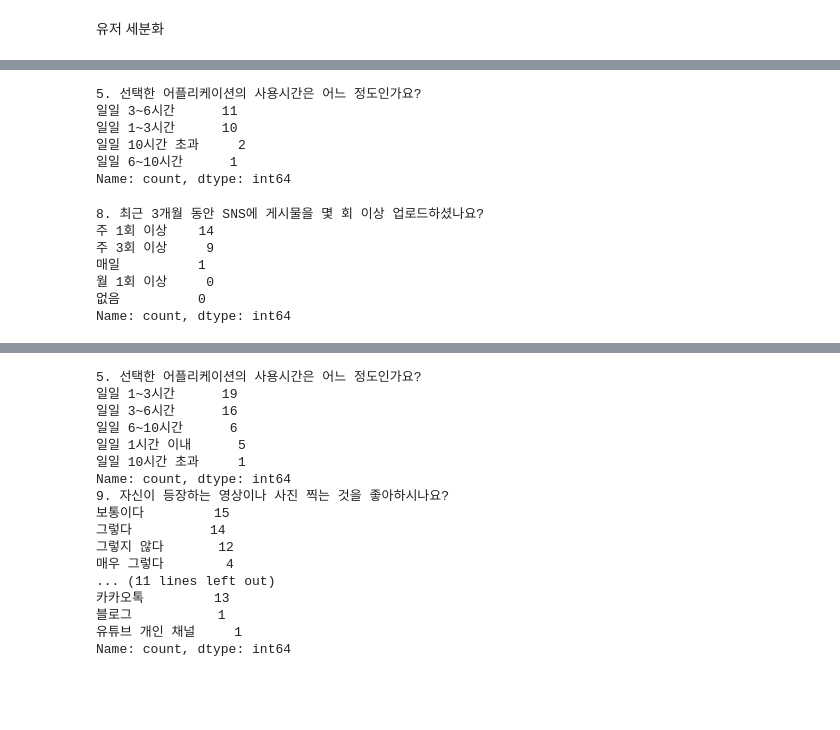
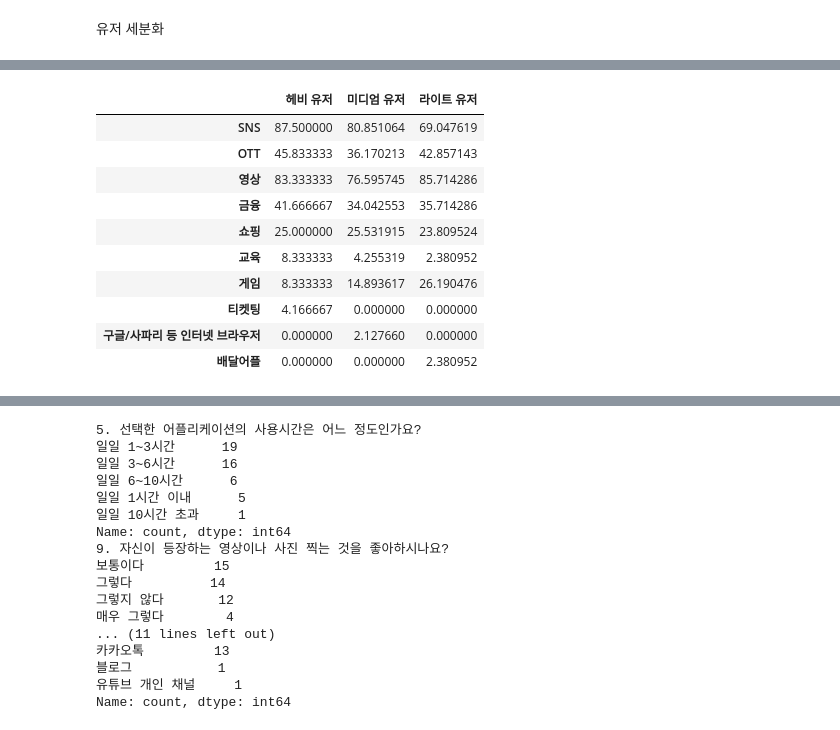
Before and after one commit to hachaeone/kamelo_survey_analysis, a Jupyter notebook: kamelo.ipynb, the cells around one changed output, grey strips where cells are left out. Cells and saved outputs as stored; diff of their text form; code cells hidden in the pictures; blank space fills up the shorter version.

Commit message:
주요 사용 어플리케이션 취합

```diff
--- a/kamelo.ipynb
+++ b/kamelo.ipynb
@@ -156,21 +118,25 @@ OTT 45.83 36.17 42.85
-# %%
-heavy_user['5. 선택한 어플리케이션의 사용시간은 어느 정도인가요?'].value_counts()
-#대부분 최대 6시간을 초과하지 않음
-# %% [output]
-5. 선택한 어플리케이션의 사용시간은 어느 정도인가요?
-일일 3~6시간      11
-일일 1~3시간      10
-일일 10시간 초과     2
-일일 6~10시간      1
-Name: count, dtype: int64
-# %%
-heavy_user['8. 최근 3개월 동안 SNS에 게시물을 몇 회 이상 업로드하셨나요?'].value_counts()
-#주1회 이상 업로드가 가장 보편적
-# %% [output]
-8. 최근 3개월 동안 SNS에 게시물을 몇 회 이상 업로드하셨나요?
-주 1회 이상    14
-주 3회 이상     9
-매일          1
-월 1회 이상     0
-없음          0
-Name: count, dtype: int64
+# %%
+heavy_df_transpose=heavy_df.T/24*100
+medium_df_transpose=medium_df.T/47*100
+light_df_transpose=light_df.T/42*100
+# %%
+user_app_df=pd.concat([heavy_df_transpose,
+medium_df_transpose,
+light_df_transpose],axis=1, columns)
+# %%
+user_app_df.columns=['헤비 유저','미디엄 유저','라이트 유저']
+user_app_df=user_app_df.fillna(0)
+# %%
+user_app_df['평균']
+# %% [output]
+|  | 헤비 유저 | 미디엄 유저 | 라이트 유저 |
+| SNS | 87.500000 | 80.851064 | 69.047619 |
+| OTT | 45.833333 | 36.170213 | 42.857143 |
+| 영상 | 83.333333 | 76.595745 | 85.714286 |
+| 금융 | 41.666667 | 34.042553 | 35.714286 |
+| 쇼핑 | 25.000000 | 25.531915 | 23.809524 |
+| 교육 | 8.333333 | 4.255319 | 2.380952 |
+| 게임 | 8.333333 | 14.893617 | 26.190476 |
+| 티켓팅 | 4.166667 | 0.000000 | 0.000000 |
+| 구글/사파리 등 인터넷 브라우저 | 0.000000 | 2.127660 | 0.000000 |
+| 배달어플 | 0.000000 | 0.000000 | 2.380952 |
```
Also changed, not shown: parts of 9 cells of this notebook.
